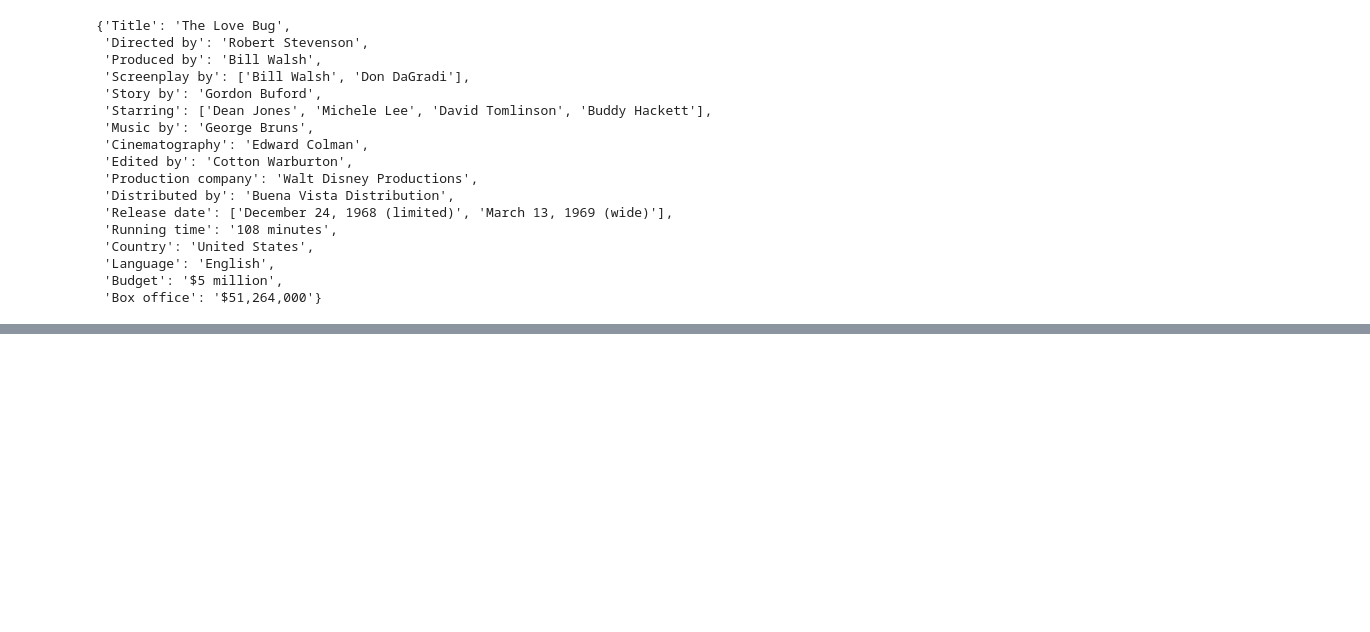
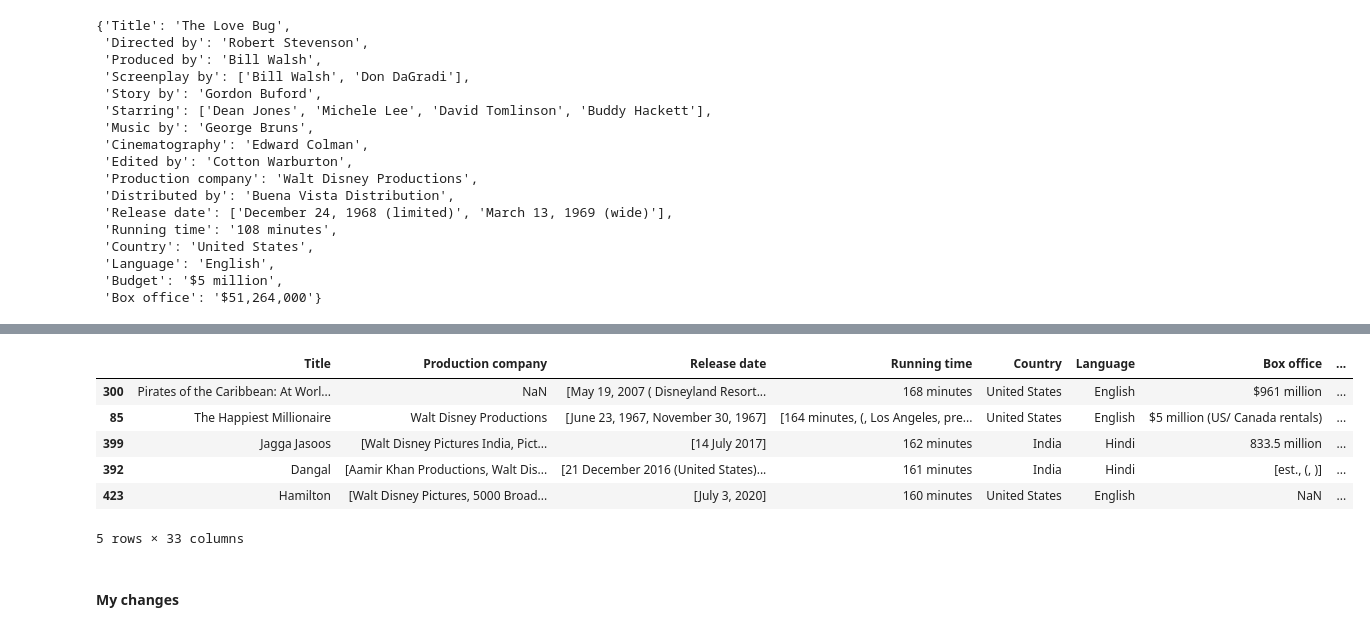
Before and after one commit to 3D-soul/disney-data-science-tasks, a Jupyter notebook: MyWork/Disney_Scraper.ipynb, the cells around one changed output, grey strips where cells are left out. Cells and saved outputs as stored; diff of their text form; code cells hidden in the pictures; blank space fills up the shorter version.

```diff
--- a/MyWork/Disney_Scraper.ipynb
+++ b/MyWork/Disney_Scraper.ipynb
@@ -452,0 +1158,11 @@ save_data("./data/disneydata_cleaned.json", movies_info_lst)
+# %%
+running_times = df.sort_values(["Running time(int)"], ascending=False)
+running_times.head()
+# %% [output]
+|  | Title | Production company | Release date | Running time | Country | Language | Box office | ... |
+| 300 | Pirates of the Caribbean: At Worl... | NaN | [May 19, 2007 ( Disneyland Resort... | 168 minutes | United States | English | $961 million | ... |
+| 85 | The Happiest Millionaire | Walt Disney Productions | [June 23, 1967, November 30, 1967] | [164 minutes, (, Los Angeles, pre... | United States | English | $5 million (US/ Canada rentals) | ... |
+| 399 | Jagga Jasoos | [Walt Disney Pictures India, Pict... | [14 July 2017] | 162 minutes | India | Hindi | 833.5 million | ... |
+| 392 | Dangal | [Aamir Khan Productions, Walt Dis... | [21 December 2016 (United States)... | 161 minutes | India | Hindi | [est., (, )] | ... |
+| 423 | Hamilton | [Walt Disney Pictures, 5000 Broad... | [July 3, 2020] | 160 minutes | United States | English | NaN | ... |
+5 rows × 33 columns
@@ -452,0 +1171,2 @@ save_data("./data/disneydata_cleaned.json", movies_info_lst)
+# %% [markdown]
+#### My changes
```
Also changed, not shown: parts of 95 cells of this notebook, 10 other files.
